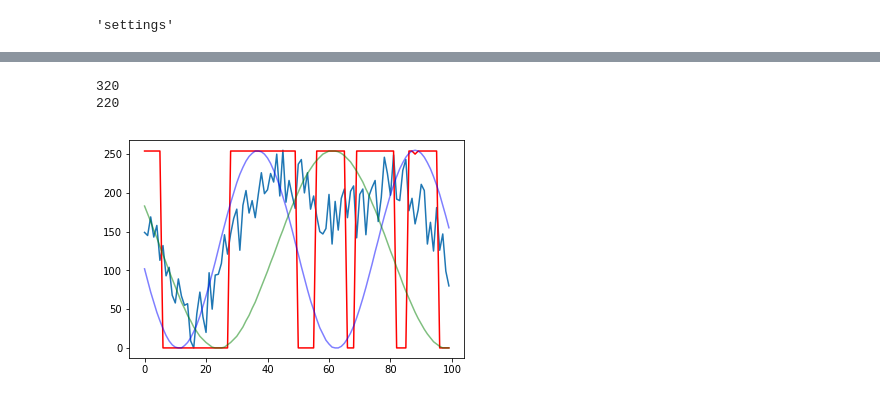
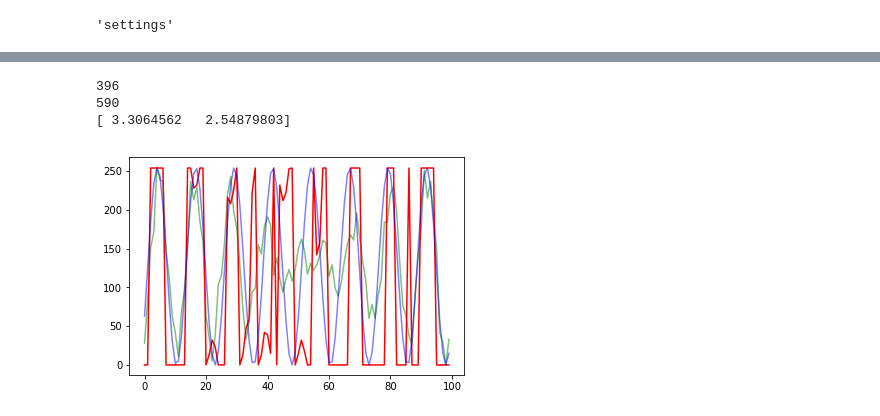
Before and after one commit to Becktor/FlowFairy, a Jupyter notebook: examples/sine_fix/Untitled.ipynb, the cells around one changed output, grey strips where cells are left out. Saved outputs shown, nothing was run; the diff lists cells and outputs as text; code cells hidden in the pictures.

```diff
--- a/examples/sine_fix/Untitled.ipynb
+++ b/examples/sine_fix/Untitled.ipynb
@@ -114,37 +127,41 @@ pred = tf.argmax(net, 2)
 # %%
 tpred = tf.argmax(tnet, 2)
 # %%
-frqid = 100
+frqid = 98
 frq = getfrq(frqid)
 print(frq)
 
-bfrq = getfrq(50)
+bfrq = getfrq(195)
 print(bfrq)
 
+amp = np.random.rand(2) * 3 + 1
+print(amp)
+
 myrange = np.arange(samplerate) * 2 * np.pi / samplerate
-mysine = np.sin(myrange * frq)
-mysine2 = np.sin(myrange * bfrq)
+mysine = np.sin(myrange * frq * amp[0])
+mysine2 = np.sin(myrange * bfrq * amp[1])
 noise = np.random.uniform(-0.5, 0.5, samplerate)
 
 #plt.plot(mysine)
 #plt.show()
 # %% [output]
-320
-220
+396
+590
+[ 3.3064562   2.54879803]
 # %%
 b = np.array([mysine+mysine2+noise])
 y = np.array([frqid])
 #b=np.tile(classify(mysine+mysine2),(64,1))
 #y=np.arange(136,200)
-run = sess.run(tpred, feed_dict={x: b, cls: y})
+run = sess.run(pred, feed_dict={x: b, cls: y})
 # %%
-plt.plot(classify(b[0][1000:1100]))
+plt.plot(classify(b[0][1000:1100]), 'g', alpha=0.5)
 plt.plot(run[0][1000:1100], 'r')
 plt.plot(classify(mysine)[1000:1100], 'b', alpha=0.5)
-plt.plot(classify(mysine2)[1000:1100], 'g', alpha=0.5)
+#plt.plot(classify(mysine2)[1000:1100], 'g', alpha=0.5)
 plt.show()
 # %% [output]
-[figure, old version]
+[figure, new version]
 # %%
 print(tf.train.Saver.last_checkpoints)
 print(saver.last_checkpoints)
```
Also changed, not shown: parts of 9 cells of this notebook, 6 other files.
